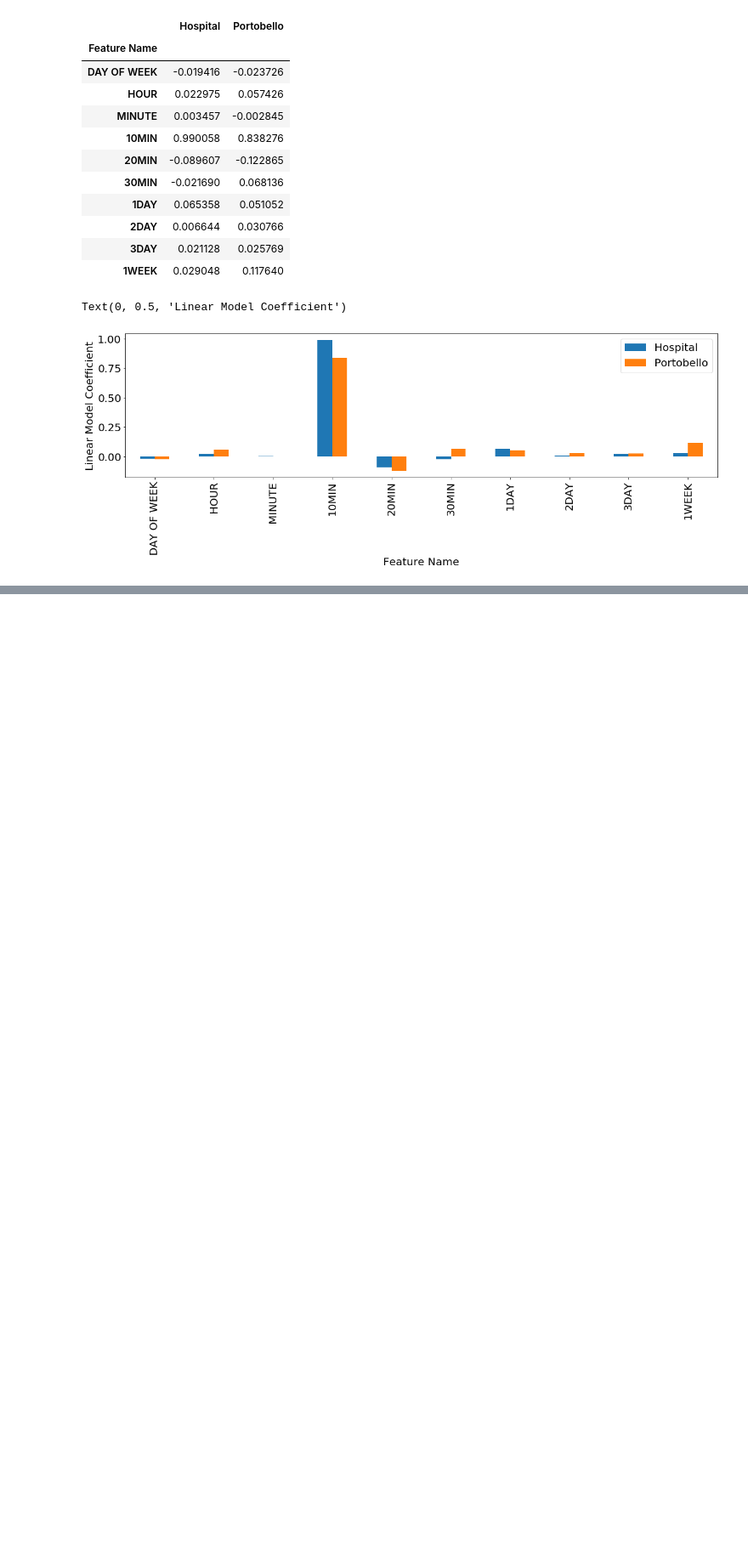
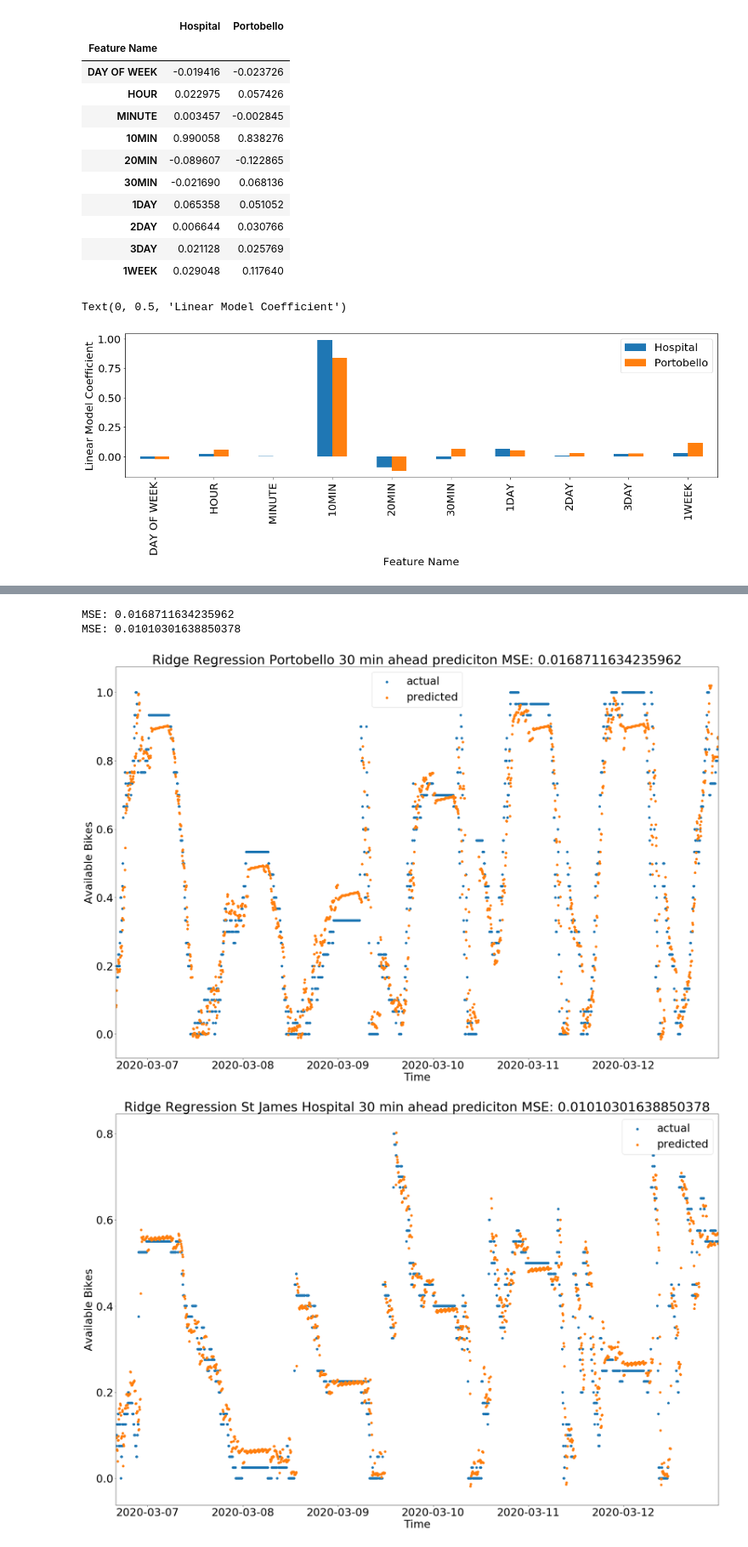
Before and after one commit to cormac-doyle/Final-Assignment-Machine-Learning, a Jupyter notebook: models.ipynb, the cells around one changed output, grey strips where cells are left out. Shown at 85% size. Cells and saved outputs as stored; diff of their text form; code cells hidden in the pictures; blank space fills up the shorter version.

Commit message:
ridge models

```diff
--- a/models.ipynb
+++ b/models.ipynb
@@ -10,6 +10,7 @@ from sklearn.metrics import mean_squared_error
 # %%
 %run feature_engineering.ipynb
 # %%
+prediction_time=prediction_time
 df_hospital = df_hospital
 df_portobello = df_portobello
 df_hospital.set_index("TIME",inplace=True,drop=True)
@@ -75,7 +74,4 @@ plt.ylabel("Linear Model Coefficient")
 # %% [output]
 Text(0, 0.5, 'Linear Model Coefficient')
 [figure]
-# %%
-X_portobello=X_portobello.to_numpy()
-y_portobello=y_portobello.to_numpy()
 # %%
@@ -107,0 +119,9 @@ Text(0.5, 1.0, 'Ridge Regression Model. MSE: 0.0168711634235962')
+# %%
+
+test_and_plot_model(Ridge(),df_portobello,X_portobello,y_portobello,"Ridge Regression Portobello "+str(prediction_time)+" min ahead prediciton")
+test_and_plot_model(Ridge(),df_hospital,X_hospital,y_hospital,"Ridge Regression St James Hospital "+str(prediction_time)+" min ahead prediciton")
+# %% [output]
+MSE: 0.0168711634235962
+MSE: 0.01010301638850378
+[figure, added]
+[figure, added]
```
Also changed, not shown: parts of 3 cells of this notebook, 1 other file.
